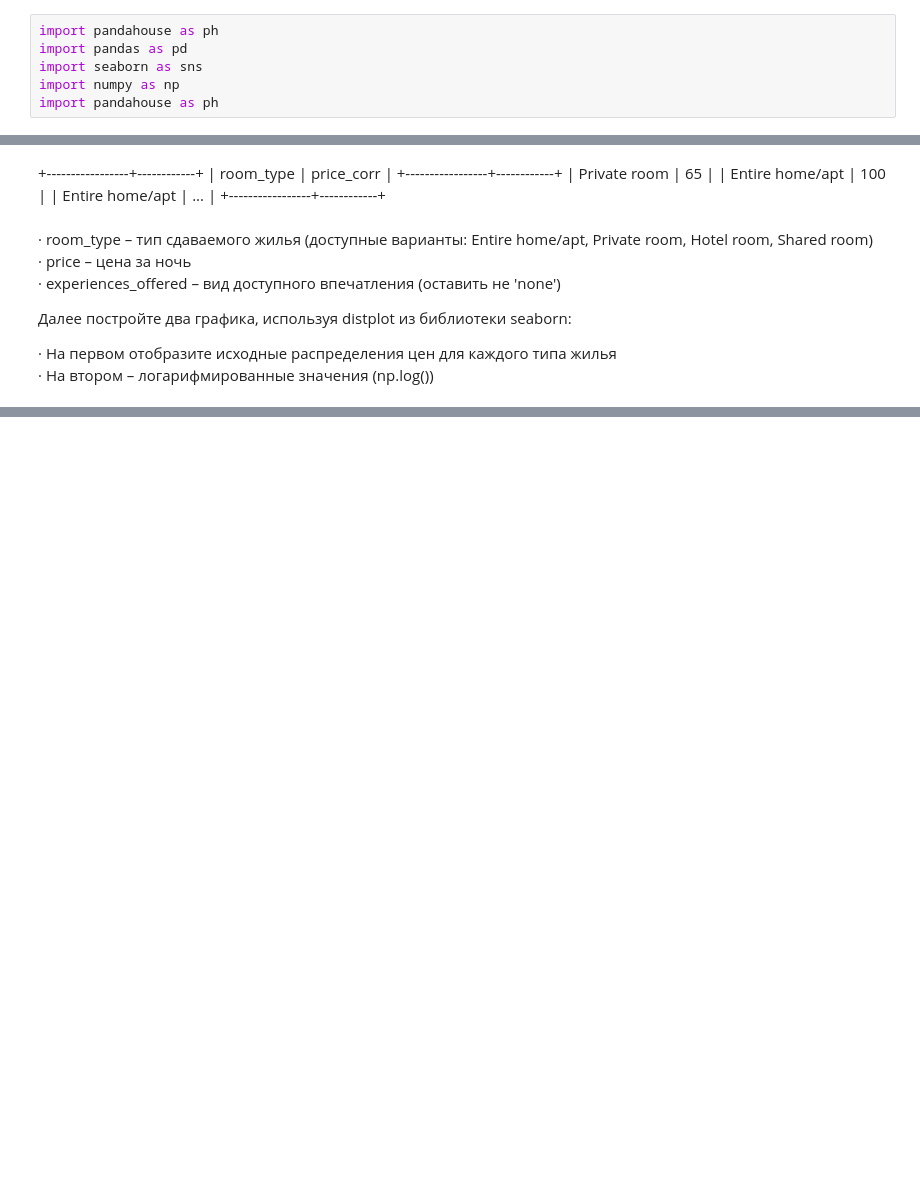
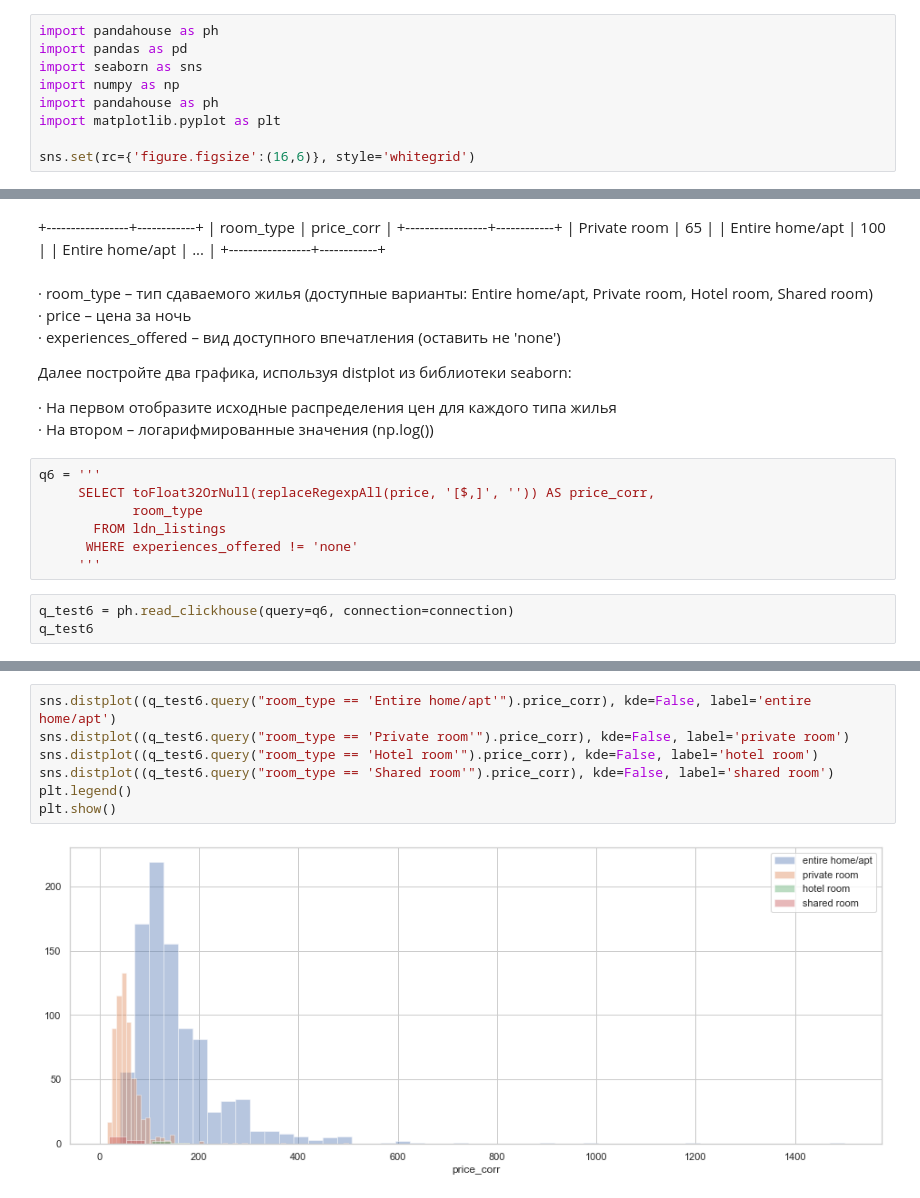
Before and after one commit to Aculanma/data_analyst_Karpov.Courses, a Jupyter notebook: KarpovCourses.SQL/Урок 6. ETL (PYTHON + SQL).ipynb, the cells around one changed output, grey strips where cells are left out. Drawn from its saved outputs; the diff is of its cells as text; blank space fills up the shorter version.

```diff
--- a/KarpovCourses.SQL/Урок 6. ETL (PYTHON + SQL).ipynb
+++ b/KarpovCourses.SQL/Урок 6. ETL (PYTHON + SQL).ipynb
@@ -12,6 +12,9 @@ import pandas as pd
 import seaborn as sns
 import numpy as np
 import pandahouse as ph
+import matplotlib.pyplot as plt
+
+sns.set(rc={'figure.figsize':(16,6)}, style='whitegrid')
 # %% [markdown]
 ### 1
 # %% [markdown]
@@ -310,3 +313,13 @@ sns.heatmap(data=q_test5,cmap=sns.cubehelix_palette(as_cmap=True))
 
 · На первом отобразите исходные распределения цен для каждого типа жилья
 · На втором – логарифмированные значения (np.log())
+# %%
+q6 = '''
+     SELECT toFloat32OrNull(replaceRegexpAll(price, '[$,]', '')) AS price_corr,
+            room_type
+       FROM ldn_listings
+      WHERE experiences_offered != 'none'
+     '''
+# %%
+q_test6 = ph.read_clickhouse(query=q6, connection=connection)
+q_test6
@@ -312,0 +340,9 @@ sns.heatmap(data=q_test5,cmap=sns.cubehelix_palette(as_cmap=True))
+# %%
+sns.distplot((q_test6.query("room_type == 'Entire home/apt'").price_corr), kde=False, label='entire home/apt')
+sns.distplot((q_test6.query("room_type == 'Private room'").price_corr), kde=False, label='private room')
+sns.distplot((q_test6.query("room_type == 'Hotel room'").price_corr), kde=False, label='hotel room')
+sns.distplot((q_test6.query("room_type == 'Shared room'").price_corr), kde=False, label='shared room')
+plt.legend()
+plt.show()
+# %% [output]
+[figure, added]
```
Also changed, not shown: parts of 13 cells of this notebook, 1 other file.
